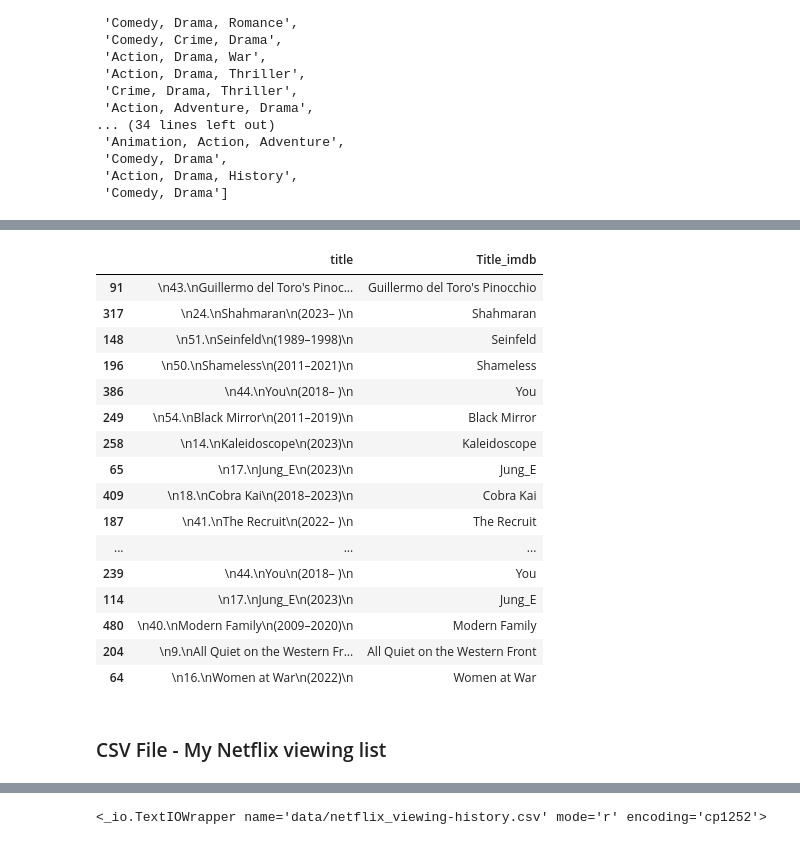
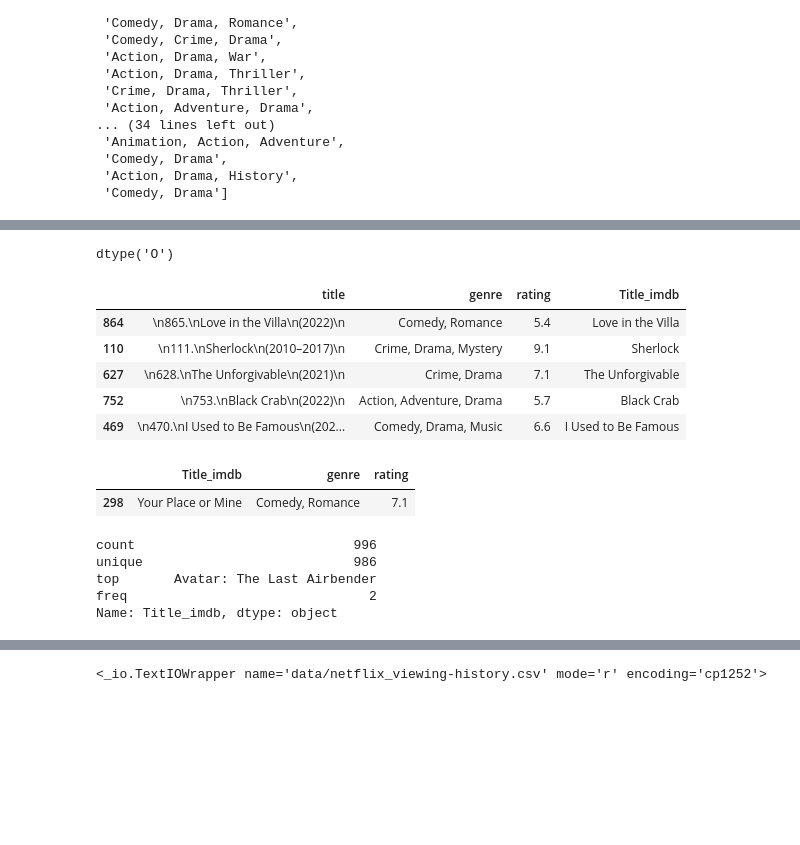
Before and after one commit to danidimarti/project2-movies-api, a Jupyter notebook: cleaning-and-merging_IMDB-Netflix.ipynb, the cells around one changed output, grey strips where cells are left out. Drawn from its saved outputs; the diff is of its cells as text; code cells hidden in the pictures; blank space fills up the shorter version.

Commit message:
cleanned and merged datasets with 1000 movies scrapped from imdb

```diff
--- a/project2-movie-api-analysis.ipynb
+++ b/cleaning-and-merging_IMDB-Netflix.ipynb
@@ -190,3 +174,5 @@ df_imdb
+# %%
+df_imdb = scrape_imdb(1000)
 # %%
 df_imdb.describe()
 # %% [output]
@@ -200,23 +185,20 @@ df_imdb.describe()
 df_imdb["Title_imdb"] = df_imdb["title"].str.extract(r'\n\d+\..*\n([^\n\(\)]+)\n')
+# %%
+df_imdb["genre"] = df_imdb["genre"].str.strip('\n')
+# %%
+df_imdb["rating"] = df_imdb["rating"].str.strip('\n')
+# %%
+df_imdb["rating"].dtype
+# %% [output]
+dtype('O')
+# %%
+df_imdb["rating"] = df_imdb["rating"].astype(float)
 # %%
-df_imdb.sample(50)
+df_imdb.sample(5)
 # %% [output]
-|  | title | Title_imdb |
-| 91 | \n43.\nGuillermo del Toro's Pinoc... | Guillermo del Toro's Pinocchio |
-| 317 | \n24.\nShahmaran\n(2023– )\n | Shahmaran |
-| 148 | \n51.\nSeinfeld\n(1989–1998)\n | Seinfeld |
-| 196 | \n50.\nShameless\n(2011–2021)\n | Shameless |
-| 386 | \n44.\nYou\n(2018– )\n | You |
-| 249 | \n54.\nBlack Mirror\n(2011–2019)\n | Black Mirror |
-| 258 | \n14.\nKaleidoscope\n(2023)\n | Kaleidoscope |
-| 65 | \n17.\nJung_E\n(2023)\n | Jung_E |
-| 409 | \n18.\nCobra Kai\n(2018–2023)\n | Cobra Kai |
-| 187 | \n41.\nThe Recruit\n(2022– )\n | The Recruit |
-| ... | ... | ... |
-| 239 | \n44.\nYou\n(2018– )\n | You |
-| 114 | \n17.\nJung_E\n(2023)\n | Jung_E |
-| 480 | \n40.\nModern Family\n(2009–2020)\n | Modern Family |
-| 204 | \n9.\nAll Quiet on the Western Fr... | All Quiet on the Western Front |
-| 64 | \n16.\nWomen at War\n(2022)\n | Women at War |
+|  | title | genre | rating | Title_imdb |
+| 864 | \n865.\nLove in the Villa\n(2022)\n | Comedy, Romance | 5.4 | Love in the Villa |
+| 110 | \n111.\nSherlock\n(2010–2017)\n | Crime, Drama, Mystery | 9.1 | Sherlock |
+| 627 | \n628.\nThe Unforgivable\n(2021)\n | Crime, Drama | 7.1 | The Unforgivable |
+| 752 | \n753.\nBlack Crab\n(2022)\n | Action, Adventure, Drama | 5.7 | Black Crab |
+| 469 | \n470.\nI Used to Be Famous\n(202... | Comedy, Drama, Music | 6.6 | I Used to Be Famous |
-# %% [markdown]
-### CSV File - My Netflix viewing list
@@ -222,0 +209,13 @@ df_imdb.sample(50)
+# %%
+df_imdb.sample()
+# %% [output]
+|  | Title_imdb | genre | rating |
+| 298 | Your Place or Mine | Comedy, Romance | 7.1 |
+# %%
+df_imdb['Title_imdb'].describe()
+# %% [output]
+count                            996
+unique                           986
+top       Avatar: The Last Airbender
+freq                               2
+Name: Title_imdb, dtype: object
```
Also changed, not shown: parts of 42 cells of this notebook, 3 other files.
